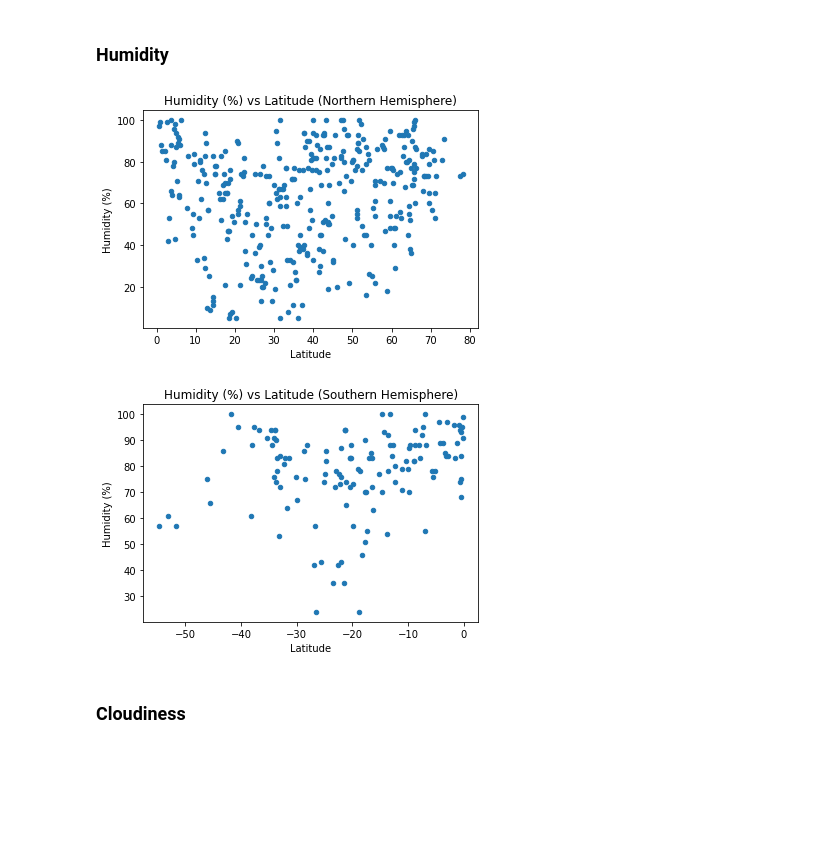
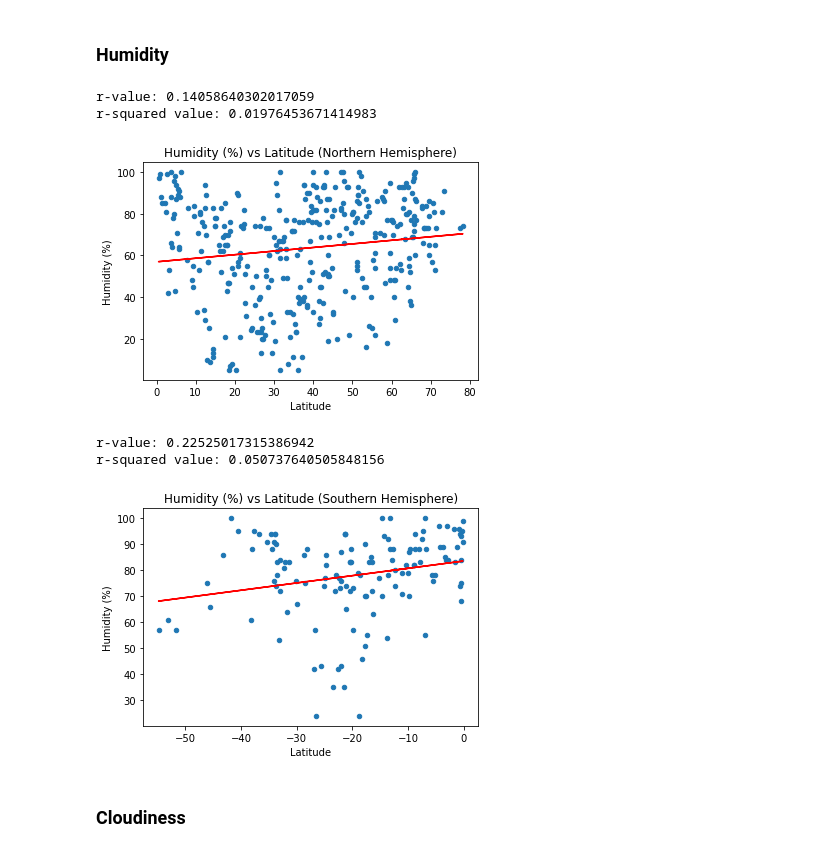
Before and after one commit to nconnel4/python-api-challenge, a Jupyter notebook: weatherpy/weatherpy.ipynb, the cells around one changed output. Cells and saved outputs as stored; diff of their text form; code cells hidden in the pictures; blank space fills up the shorter version.

Commit message:
Add linear regression for humidity vs lat

```diff
--- a/weatherpy/weatherpy.ipynb
+++ b/weatherpy/weatherpy.ipynb
@@ -152,21 +152,50 @@ r-squared value: 0.42725092345887045
 [figure]
 # %% [markdown]
 ### Humidity
-# %%
-nh_weather_df.plot(kind='scatter', x='Lat', y='Humidity')
-plt.xlabel('Latitude')
-plt.ylabel('Humidity (%)')
-plt.title('Humidity (%) vs Latitude (Northern Hemisphere)')
-plt.show()
-
-sh_weather_df.plot(kind='scatter', x='Lat', y='Humidity')
-plt.xlabel('Latitude')
-plt.ylabel('Humidity (%)')
-plt.title('Humidity (%) vs Latitude (Southern Hemisphere)')
-plt.show()
-# %% [output]
-[figure, removed]
-[figure, removed]
+# %%
+lat = nh_weather_df['Lat']
+humidity = nh_weather_df['Humidity']
+
+# get regression values
+(slope, intercept, rvalue, pvalue, stderr) = linregress(lat, humidity)
+regress_values = lat * slope + intercept
+line_eq = 'y = ' + str(round(slope, 2)) + 'x + ' + str(round(intercept, 2))
+
+print(f'r-value: {rvalue}')
+print(f'r-squared value: {rvalue ** 2}')
+
+nh_weather_df.plot(kind='scatter', x='Lat', y='Humidity')
+plt.xlabel('Latitude')
+plt.ylabel('Humidity (%)')
+plt.title('Humidity (%) vs Latitude (Northern Hemisphere)')
+plt.plot(lat, regress_values, 'r-')
+plt.show()
+# %% [output]
+r-value: 0.14058640302017059
+r-squared value: 0.01976453671414983
+[figure, added]
+# %%
+lat = sh_weather_df['Lat']
+humidity = sh_weather_df['Humidity']
+
+# get regression values
+(slope, intercept, rvalue, pvalue, stderr) = linregress(lat, humidity)
+regress_values = lat * slope + intercept
+line_eq = 'y = ' + str(round(slope, 2)) + 'x + ' + str(round(intercept, 2))
+
+print(f'r-value: {rvalue}')
+print(f'r-squared value: {rvalue ** 2}')
+
+sh_weather_df.plot(kind='scatter', x='Lat', y='Humidity')
+plt.xlabel('Latitude')
+plt.ylabel('Humidity (%)')
+plt.title('Humidity (%) vs Latitude (Southern Hemisphere)')
+plt.plot(lat, regress_values, 'r-')
+plt.show()
+# %% [output]
+r-value: 0.22525017315386942
+r-squared value: 0.050737640505848156
+[figure, added]
 # %% [markdown]
 ### Cloudiness
 # %%
```
